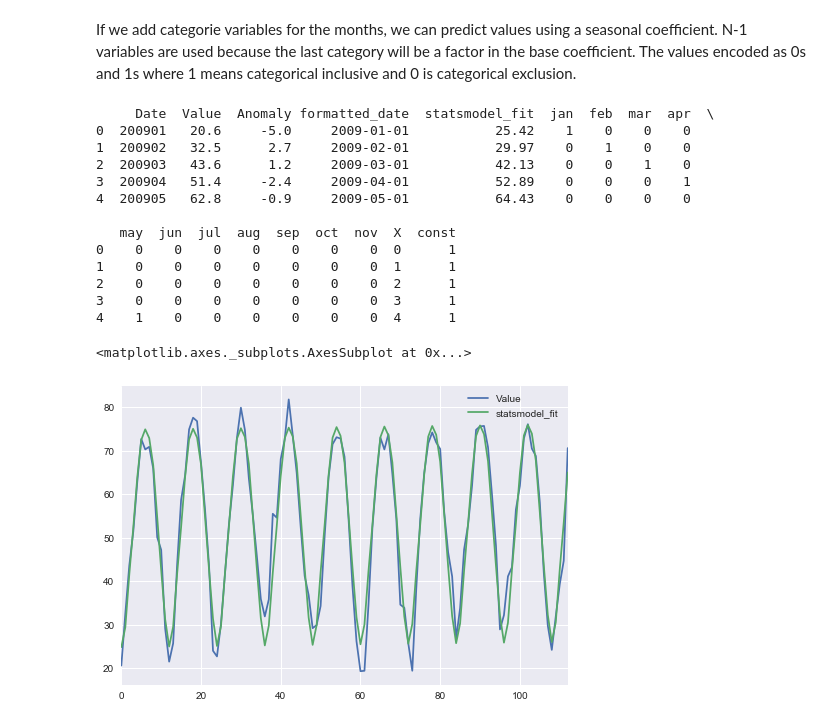
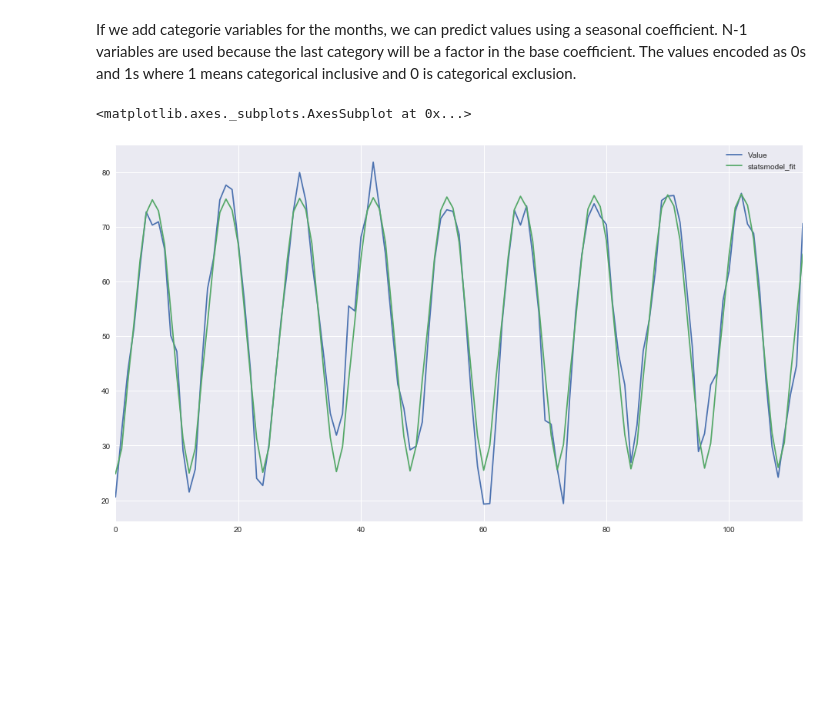
Before and after one commit to mbeale/time_series, a Jupyter notebook: Regression Analysis.ipynb, the cells around one changed output. Drawn from its saved outputs; the diff is of its cells as text; code cells hidden in the pictures; blank space fills up the shorter version.

```diff
--- a/Regression Analysis.ipynb
+++ b/Regression Analysis.ipynb
@@ -404,0 +407,30 @@ OLS Regression Results
+# %%
+combos = [
+    ['urban'],
+    ['urban', 'poverty'],
+    ['urban', 'hs_grad'],
+    ['urban', 'single'],
+    ['urban', 'poverty', 'hs_grad'],
+    ['urban', 'poverty', 'single'],
+    ['urban', 'hs_grad', 'single'],
+    ['urban', 'poverty', 'hs_grad', 'single'],
+    ['poverty'],
+    ['poverty', 'hs_grad'],
+    ['poverty', 'single'],
+    ['poverty', 'hs_grad', 'single'],
+    ['hs_grad'],
+    ['hs_grad', 'single'],
+    ['single']
+]
+
+df = sm.datasets.statecrime.load_pandas()
+
+print("{} {} {} {} {:^6} {:^6} {:^6}".format("URBAN", "POVERTY", "HS_GRAD", "SINGLE", "AIC", "BIC", "R2"))
+for c in combos:
+    model = sm.OLS(df.endog, sm.add_constant(df.exog[c]))
+    reg = model.fit()
+    print("{:^5} {:^7} {:^7} {:^6} {:06.2f} {:06.2f} {:5.2f}".format("X" if "urban" in c else "",
+                                        "X" if "poverty" in c else "",
+                                        "X" if "hs_grad" in c else "",
+                                        "X" if "single" in c else "",
+                                        reg.aic, reg.bic, reg.rsquared_adj * 100))
@@ -447,57 +517,40 @@ def generate_dummy(v, l):
     for i in range(l):
         if v == month:
             values.append(1)
         else:
             values.append(0)
         month += 1
         if month >= 12:
             month = 0
     return values
 
-#don't need dec because that will be all zeros for other months
-#df['X'] = sm.add_constant(df.index.values)
-X = sm.add_constant(df.index.values)
 df['X'] = df.index.values
-df['const'] = [1 for y in range(len(df))]
 df['jan'] = generate_dummy(0, len(df))
 df['feb'] = generate_dummy(1, len(df))
 df['mar'] = generate_dummy(2, len(df))
 df['apr'] = generate_dummy(3, len(df))
 df['may'] = generate_dummy(4, len(df))
 df['jun'] = generate_dummy(5, len(df))
 df['jul'] = generate_dummy(6, len(df))
 df['aug'] = generate_dummy(7, len(df))
 df['sep'] = generate_dummy(8, len(df))
 df['oct'] = generate_dummy(9, len(df))
 df['nov'] = generate_dummy(10, len(df))
 
 
-print(df.head())
-
 #generate model
-
-mod = sm.OLS(df['Value'], df[['X', 'const','jan', 'feb','mar', 'apr', 'may', 'jun', 'jul', 'aug', 'sep', 'oct', 'nov']])
+mod = sm.OLS(df['Value'], sm.add_constant(df[['X','jan', 'feb','mar', 'apr', 'may', 'jun', 'jul', 'aug', 'sep', 'oct', 'nov']]))
 
 reg = mod.fit()
 reg.summary()
 df['statsmodel_fit'] = reg.fittedvalues
-df[['Value', 'statsmodel_fit']].plot()
+fig = plt.figure(1, figsize=(16, 9))
+ax = fig.add_subplot(111)
+
+df[['Value', 'statsmodel_fit']].plot(ax=ax)
 # %% [output]
-     Date  Value  Anomaly formatted_date  statsmodel_fit  jan  feb  mar  apr  \
-0  200901   20.6     -5.0     2009-01-01           25.42    1    0    0    0
-1  200902   32.5      2.7     2009-02-01           29.97    0    1    0    0
-2  200903   43.6      1.2     2009-03-01           42.13    0    0    1    0
-3  200904   51.4     -2.4     2009-04-01           52.89    0    0    0    1
-4  200905   62.8     -0.9     2009-05-01           64.43    0    0    0    0
-
-   may  jun  jul  aug  sep  oct  nov  X  const
-0    0    0    0    0    0    0    0  0      1
-1    0    0    0    0    0    0    0  1      1
-2    0    0    0    0    0    0    0  2      1
-3    0    0    0    0    0    0    0  3      1
-4    1    0    0    0    0    0    0  4      1
+<matplotlib.axes._subplots.AxesSubplot at 0x...>
-<matplotlib.axes._subplots.AxesSubplot at 0x...>
-[figure, old version]
+[figure, new version]
 # %%
 reg.summary()
 # %% [output]
```
Also changed, not shown: parts of 35 cells of this notebook.
